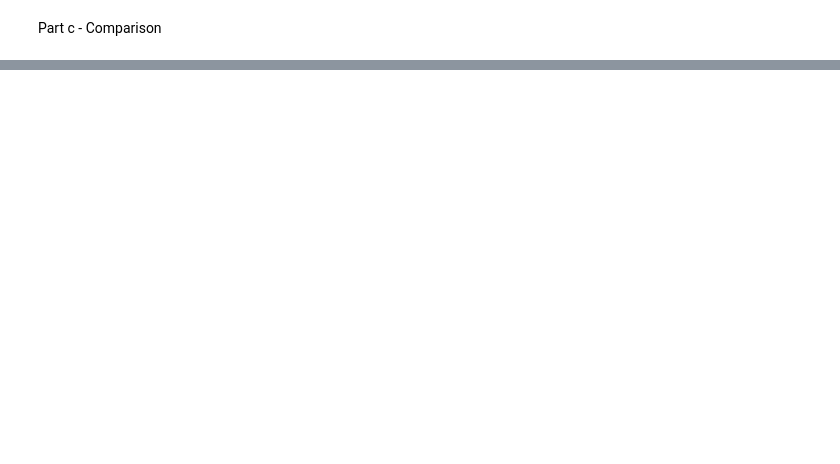
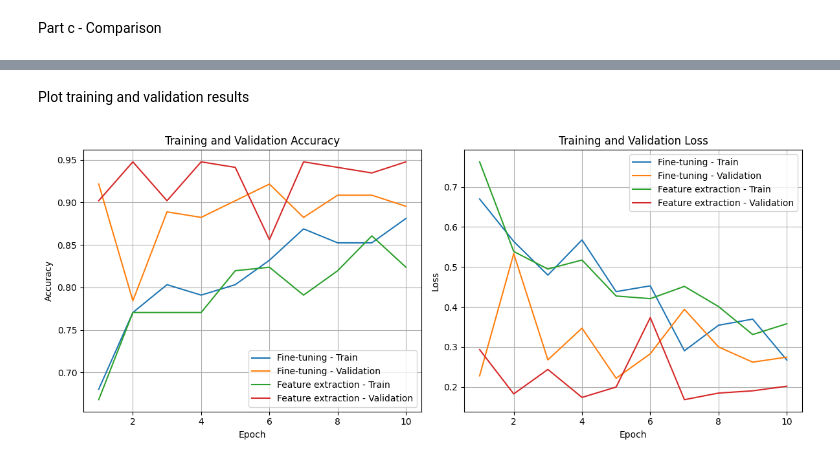
Before and after one commit to shalaniupekshani/EN3160-Assignment-3-on-Neural-Networks, a Jupyter notebook: A02_230659H.ipynb, the cells around one changed output, grey strips where cells are left out. Cells and saved outputs as stored; diff of their text form; code cells hidden in the pictures; blank space fills up the shorter version.

```diff
--- a/A02_230659H.ipynb
+++ b/A02_230659H.ipynb
@@ -453,0 +747,9 @@ def train_and_log(model,optimizer,criterion,history,epochs=10):
+# %%
+# Train Fine tunned model
+model_ft, history_ft = train_model(
+    model_ft,
+    criterion,
+    optimizer_ft,
+    scheduler_ft,
+    epochs=10
+)
@@ -453,0 +814,9 @@ def train_and_log(model,optimizer,criterion,history,epochs=10):
+# %%
+#Training
+model_fe, history_fe = train_model(
+    model_fe,
+    criterion,
+    optimizer_fe,
+    scheduler_fe,
+    epochs=10
+)
@@ -453,0 +841,46 @@ def train_and_log(model,optimizer,criterion,history,epochs=10):
+# %% [markdown]
+Plot training and validation results
+# %%
+def plot_history(history_ft, history_fe):
+    epochs = range(1, len(history_ft["train_acc"]) + 1)
+
+    plt.figure(figsize=(12, 5))
+
+    # Accuracy
+    plt.subplot(1, 2, 1)
+    plt.plot(epochs, history_ft["train_acc"],
+             label="Fine-tuning - Train")
+    plt.plot(epochs, history_ft["val_acc"],
+             label="Fine-tuning - Validation")
+    plt.plot(epochs, history_fe["train_acc"],
+             label="Feature extraction - Train")
+    plt.plot(epochs, history_fe["val_acc"],
+             label="Feature extraction - Validation")
+    plt.xlabel("Epoch")
+    plt.ylabel("Accuracy")
+    plt.title("Training and Validation Accuracy")
+    plt.legend()
+    plt.grid(True)
+
+    # Loss
+    plt.subplot(1, 2, 2)
+    plt.plot(epochs, history_ft["train_loss"],
+             label="Fine-tuning - Train")
+    plt.plot(epochs, history_ft["val_loss"],
+             label="Fine-tuning - Validation")
+    plt.plot(epochs, history_fe["train_loss"],
+             label="Feature extraction - Train")
+    plt.plot(epochs, history_fe["val_loss"],
+             label="Feature extraction - Validation")
+    plt.xlabel("Epoch")
+    plt.ylabel("Loss")
+    plt.title("Training and Validation Loss")
+    plt.legend()
+    plt.grid(True)
+
+    plt.tight_layout()
+    plt.show()
+
+plot_history(history_ft, history_fe)
+# %% [output]
+[figure, added]
```
Also changed, not shown: parts of 24 cells of this notebook.
